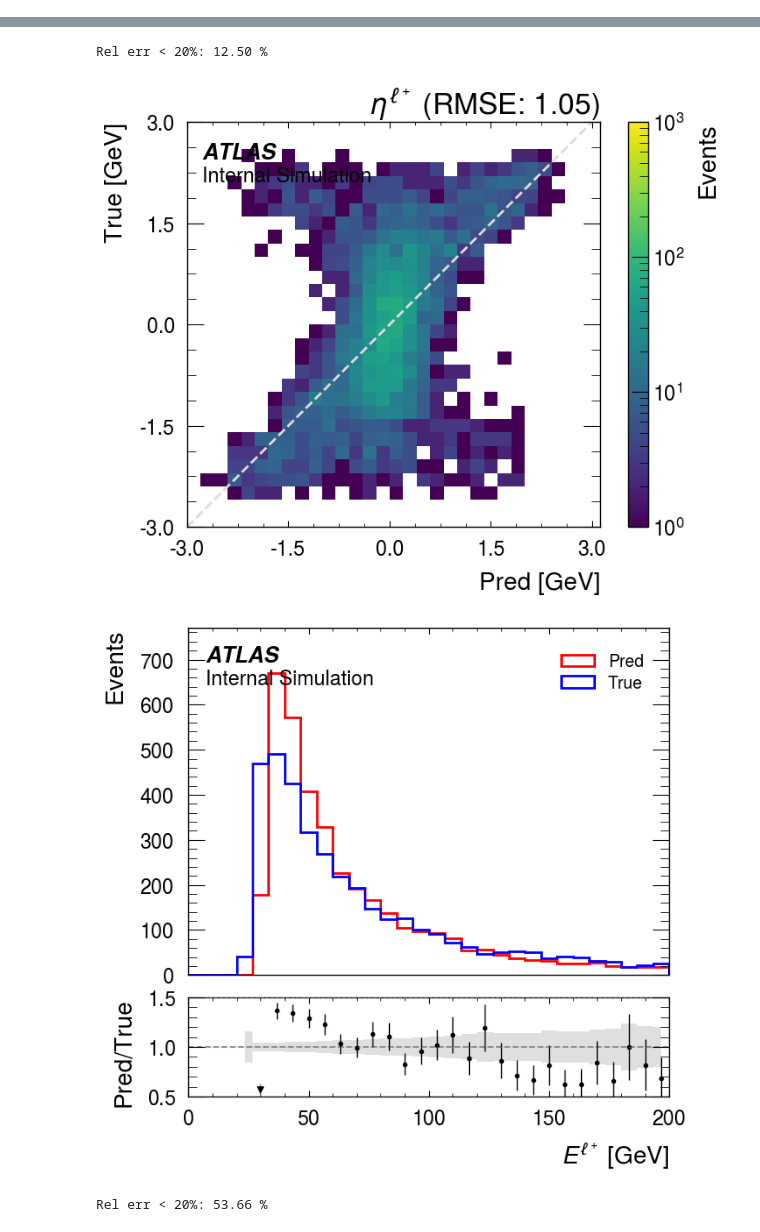
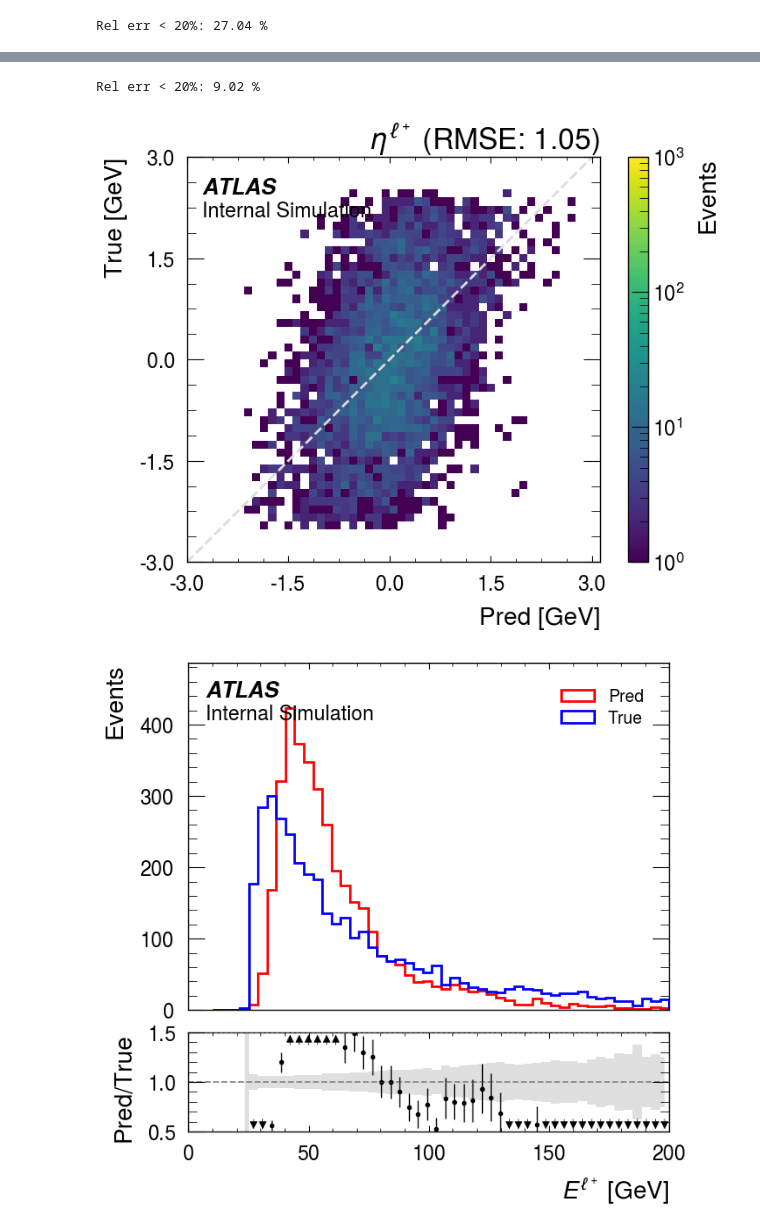
Before and after one commit to yygarypeng/ww-flow, a Jupyter notebook: visualize.ipynb, the cells around one changed output, grey strips where cells are left out. Drawn from its saved outputs; the diff is of its cells as text; code cells hidden in the pictures.

```diff
--- a/visualize.ipynb
+++ b/visualize.ipynb
@@ -15,7 +15,7 @@ from matplotlib import pyplot as plt
 import mplhep as hep
 hep.style.use(hep.style.ATLAS)
 # %%
-ckpt_files = glob.glob(f"/root/work/ww-flow_nohl/logs/hww_inn_regressor-lep/log/version_0/checkpoints/*.ckpt")
+ckpt_files = glob.glob(f"/root/work/ww-flow/logs/hww_inn_regressor-lep/log/version_0/checkpoints/*.ckpt")
 if not ckpt_files:
     raise FileNotFoundError(f"No checkpoint files found in {ckpt_files}")
 ckpt_path = ckpt_files[0]  # Use the first checkpoint found
@@ -59,11 +59,18 @@ with torch.no_grad():
         cond = cond.to(device)
         batch_ww = batch_ww.to(device)
         batch_lvlv = batch_lvlv.to(device)
+
+        # Match training-time forward input shape: x is padded to internal_dim.
+        batch_ww_padded = torch.cat([
+            batch_ww,
+            torch.zeros(batch_ww.shape[0], model.inn.input_pad, device=device),
+        ], dim=1)
+
         _z_like_tensor = torch.randn(batch_lvlv.shape[0], model.hparams.z_dim, device=device)
         # z_sample = randmultin(_z_like_tensor, device=device)
         z_sample = torch.randn_like(_z_like_tensor) # Gaussian prior
         yz = torch.cat([batch_lvlv.to(device), z_sample.to(device)], dim=1)
-        lvlv_pred = model(batch_ww, cond, reverse=False) # the prediction gives the inputs (y, z)
+        lvlv_pred = model(batch_ww_padded, cond, reverse=False) # the prediction gives the inputs (y, z)
         ww_pred = model(yz, cond, reverse=True)
         z_pred = lvlv_pred[1] # predicted z
 
@@ -263,16 +441,16 @@ plot_1d_hist(pred_z[..., -2], true_z[..., -2], "z", bins_edges=np.linspace(-5, 5
 # %%
-plot_1d_hist(pred_lep0_px, true_lep0_px, "$p^{\ell^+}_x$", bins_edges=np.linspace(-200, 200, 31))
-plot_2d_hist(pred_lep0_px, true_lep0_px, "$p^{\ell^+}_x$", bins_edges=np.linspace(-200, 200, 31), log=True)
+plot_1d_hist(pred_lep0_px, true_lep0_px, "$p^{\ell^+}_x$", bins_edges=np.linspace(-100, 100, 51))
+plot_2d_hist(pred_lep0_px, true_lep0_px, "$p^{\ell^+}_x$", bins_edges=np.linspace(-100, 100, 51), log=True)
+print(pred_lep0_px.shape)
+plot_1d_hist(pred_lep0_py, true_lep0_py, "$p^{\ell^+}_y$", bins_edges=np.linspace(-100, 100, 51))
+plot_2d_hist(pred_lep0_py, true_lep0_py, "$p^{\ell^+}_y$", bins_edges=np.linspace(-100, 100, 51), log=True)
 
-plot_1d_hist(pred_lep0_py, true_lep0_py, "$p^{\ell^+}_y$", bins_edges=np.linspace(-200, 200, 31))
-plot_2d_hist(pred_lep0_py, true_lep0_py, "$p^{\ell^+}_y$", bins_edges=np.linspace(-200, 200, 31), log=True)
+plot_1d_hist(pred_lep0_eta, true_lep0_eta, "$\eta^{\ell^+}$", bins_edges=np.linspace(-3, 3, 51))
+plot_2d_hist(pred_lep0_eta, true_lep0_eta, "$\eta^{\ell^+}$", bins_edges=np.linspace(-3, 3, 51), log=True)
 
-plot_1d_hist(pred_lep0_eta, true_lep0_eta, "$\eta^{\ell^+}$", bins_edges=np.linspace(-3, 3, 31))
-plot_2d_hist(pred_lep0_eta, true_lep0_eta, "$\eta^{\ell^+}$", bins_edges=np.linspace(-3, 3, 31), log=True)
+plot_1d_hist(np.exp(pred_lep0_e), np.exp(true_lep0_e), "$E^{\ell^+}$", bins_edges=np.linspace(10, 200, 51))
+plot_2d_hist(np.exp(pred_lep0_e), np.exp(true_lep0_e), "$E^{\ell^+}$", bins_edges=np.linspace(10, 200, 51), log=True)
 
-plot_1d_hist(np.exp(pred_lep0_e), np.exp(true_lep0_e), "$E^{\ell^+}$", bins_edges=np.linspace(0, 200, 31))
-plot_2d_hist(np.exp(pred_lep0_e), np.exp(true_lep0_e), "$E^{\ell^+}$", bins_edges=np.linspace(0, 200, 31), log=True)
-
-plot_1d_hist(pred_lep0_e, true_lep0_e, "$E^{\ell^+}$", bins_edges=np.linspace(3, 7, 31))
-plot_2d_hist(pred_lep0_e, true_lep0_e, "$E^{\ell^+}$", bins_edges=np.linspace(3, 7, 31), log=True)
+plot_1d_hist(pred_lep0_e, true_lep0_e, "$E^{\ell^+}$", bins_edges=np.linspace(3, 7, 51))
+plot_2d_hist(pred_lep0_e, true_lep0_e, "$E^{\ell^+}$", bins_edges=np.linspace(3, 7, 51), log=True)
 # %% [output]
@@ -283,0 +462 @@ Rel err < 20%: 64.12 %
+Rel err < 20%: 27.04 %
@@ -286,4 +465,3 @@ Rel err < 20%: 64.12 %
-Rel err < 20%: 12.50 %
+Rel err < 20%: 9.02 %
-[figure, old version]
+[figure, new version]
-[figure, old version]
+[figure, new version]
-Rel err < 20%: 53.66 %
```
Also changed, not shown: parts of 13 cells of this notebook, 9 other files.
